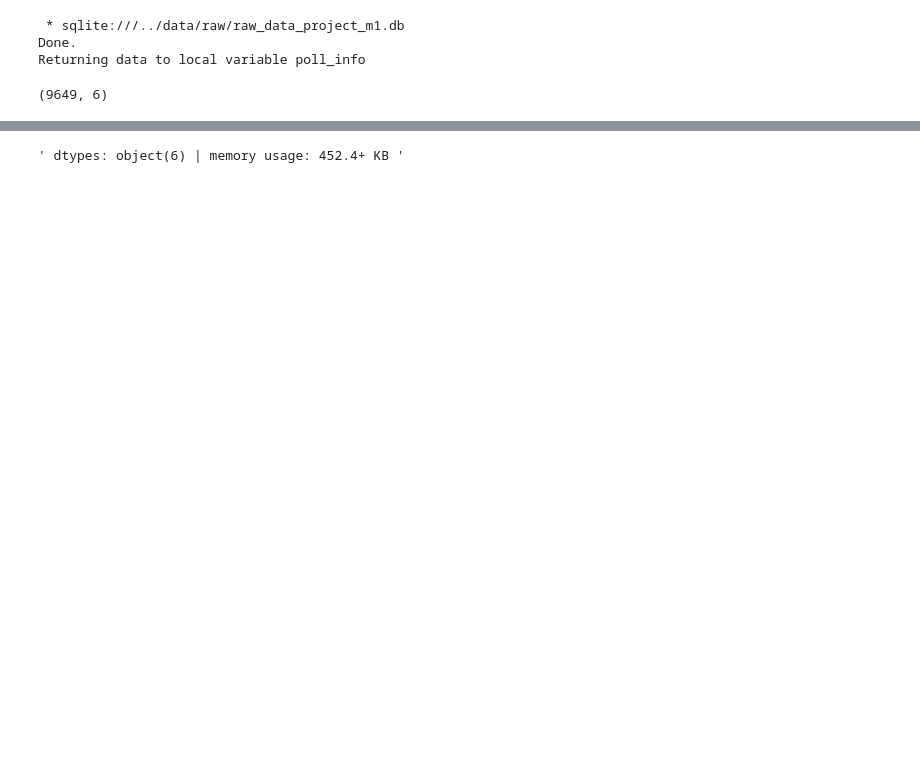
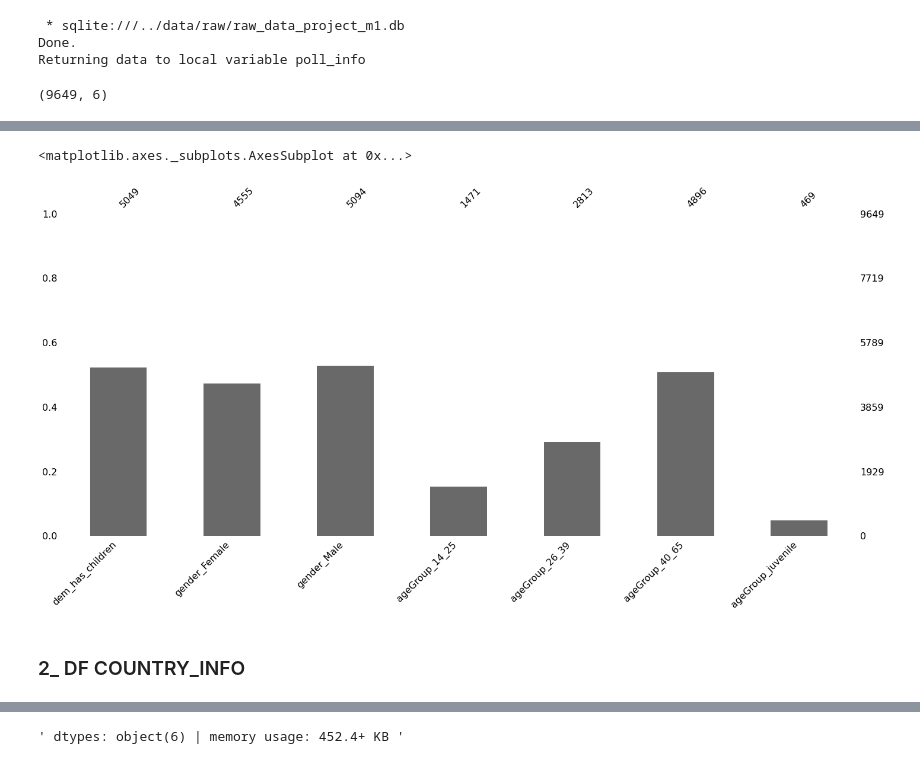
Before and after one commit to LAMDAMielgo/European_DataJobs_Poll, a Jupyter notebook: notebooks/acquisition.ipynb, the cells around one changed output, grey strips where cells are left out. Drawn from its saved outputs; the diff is of its cells as text; code cells hidden in the pictures; blank space fills up the shorter version.

Commit message:
Web Scrapping done, see problem with UK

```diff
--- a/notebooks/acquisition.ipynb
+++ b/notebooks/acquisition.ipynb
@@ -328,0 +326,25 @@ df_poll_info.shape
+# %%
+try:
+    initial_cols = ['gender', 'age_group']
+    final_cols = ['gender_Female', 'gender_Male', 'ageGroup_14_25', 'ageGroup_26_39', 'ageGroup_40_65', 'ageGroup_juvenile']
+
+    # Paso 1_ normalización de columna Age: str -> int -> change years w/ ages -> update current year?
+    df_personal_info['age'] = ageStr_to_ageNum(df_personal_info['age'])
+    df_personal_info['age'] = year_to_age(df_personal_info['age'])
+    # df_personal_info['age'] = year_update(df_personal_info['age'])
+    """ El problema de actualizar la fecha es que hay que reevaluar los grupos de edad"""
+
+    # Paso 2_ String Operations: multiple inputs in binomial cols -> only 2 values for 2 options
+    df_personal_info['gender'] = gender_homogenization(df_personal_info['gender'])
+    df_personal_info['dem_has_children'] = yes_no_to_bool(df_personal_info['dem_has_children'])
+
+    # Paso 3_ Separate cols for boolean options
+    new_bool_df = separate_df_to_bools(df_personal_info, initial_cols, final_cols)
+    df_personal_info = df_personal_info.join(other= new_bool_df, on=None, how='left', sort=False)
+
+except:
+    print('Something went wrong')
+
+finally:
+    """ MEMORY USAGE from 377.0+ KB to 367.6+ KB | FROM object(5) to bool(7), object(4) """
+    print('Done cleaning df_personal_info!')
@@ -328,0 +359,8 @@ df_poll_info.shape
+# %%
+null_pattern = pd.DataFrame(df_personal_info[['dem_has_children', 'gender_Female', 'gender_Male', 'ageGroup_14_25', 'ageGroup_26_39', 'ageGroup_40_65', 'ageGroup_juvenile']]).replace({False: None})
+msno.bar(null_pattern)
+# %% [output]
+<matplotlib.axes._subplots.AxesSubplot at 0x...>
+[figure, added]
+# %% [markdown]
+### 2_ DF COUNTRY_INFO
```
Also changed, not shown: parts of 55 cells of this notebook.
